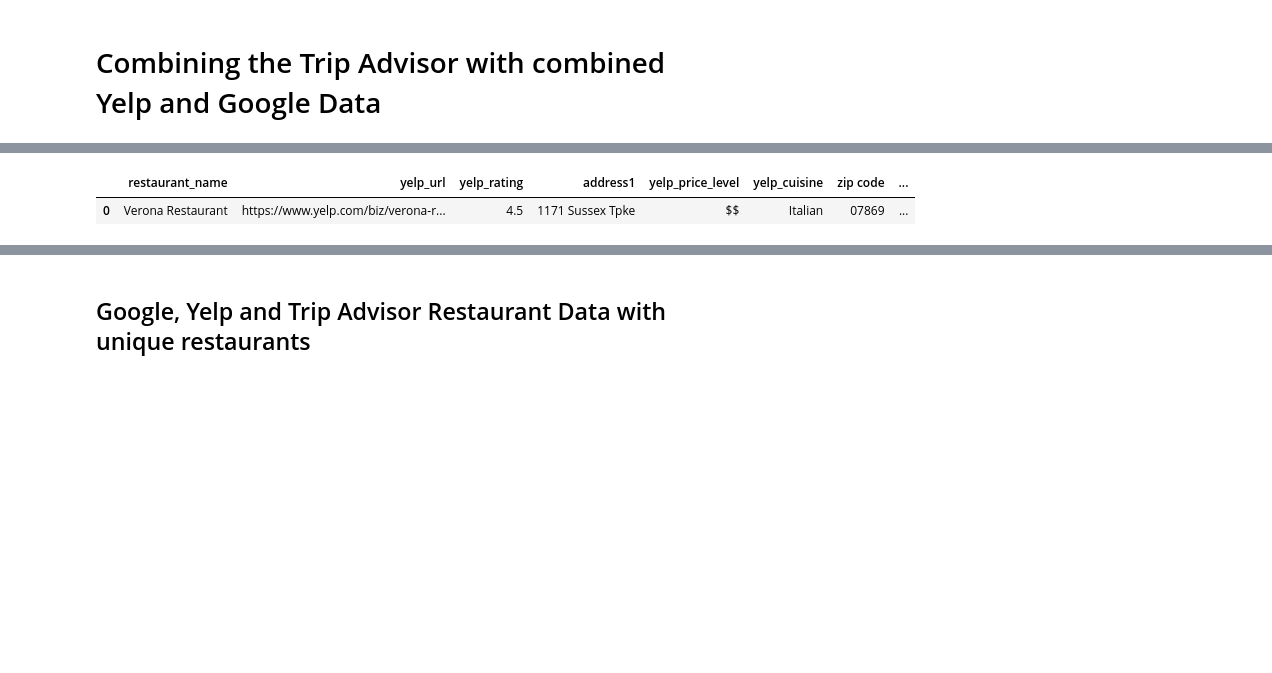
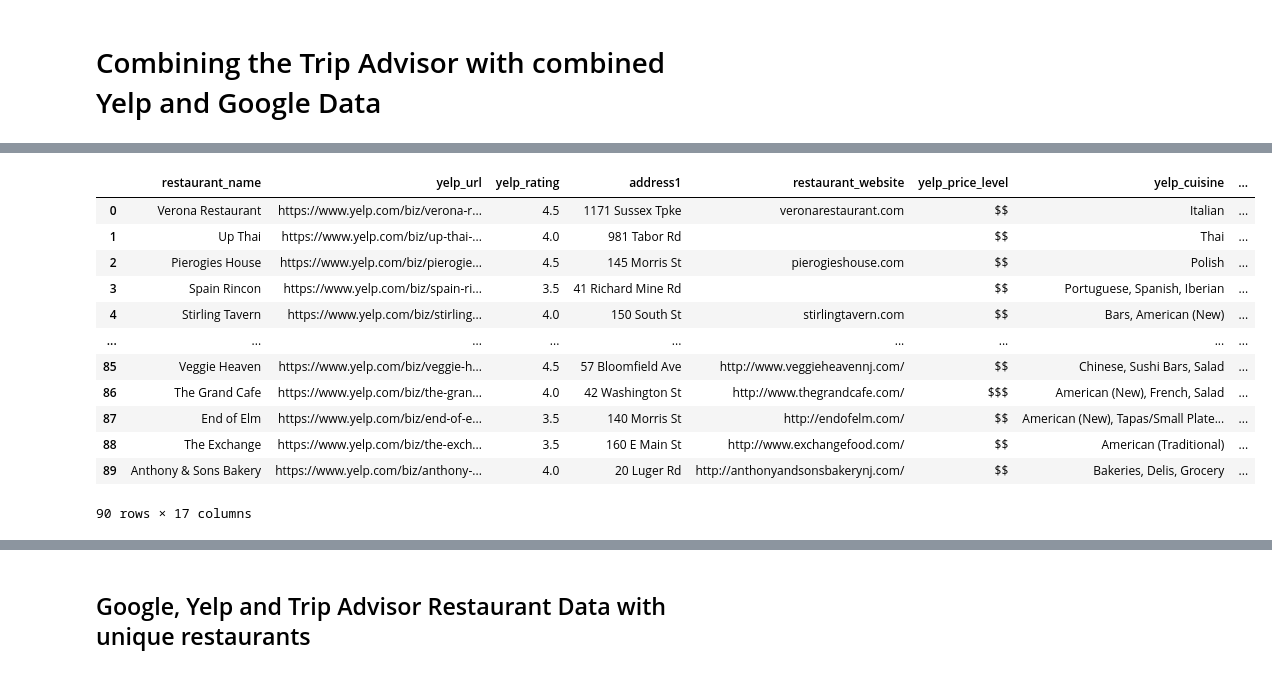
Before and after one commit to deliahellander/ETL-Project, a Jupyter notebook: Transformation/Transformation.ipynb, the cells around one changed output, grey strips where cells are left out. Cells and saved outputs as stored; diff of their text form; code cells hidden in the pictures; blank space fills up the shorter version.

```diff
--- a/Transformation/Transformation.ipynb
+++ b/Transformation/Transformation.ipynb
@@ -517,2 +524,5 @@ tripadvisor_data_df
 # %% [markdown]
 ### Dropping duplicate restaurant address and restaurant_name value
+# %%
+tripadvisor_data_df[['rest_num','restaurant_name']] = tripadvisor_data_df['restaurant_name'].str.rsplit('.', 1, expand=True)
+tripadvisor_data_df['restaurant_name']
@@ -573,6 +624,6 @@ tripadvisor_data_df
 # %%
 # Drop unwanted columns and rename columns
-tripadvisor_data_df = tripadvisor_data_df.drop(columns=['address', 'state_zip'])
+tripadvisor_data_df = tripadvisor_data_df.drop(columns=['rest_num','address', 'state_zip'])
 tripadvisor_data_df = tripadvisor_data_df.rename(columns={'restaurant_rating':'tripadvisor_rating',
                                                           'price_level':'tripadvisor_price_level',
                                                           'cuisine':'tripadvisor_cuisine'
@@ -755,13 +835,24 @@ restaurant_common_df
 # %%
 # drop unwanted columns and rename rest of the columns
-restaurant_common_df = restaurant_common_df.drop(columns=['restaurant_website_x','city_x','state_x'])
+restaurant_common_df = restaurant_common_df.drop(columns=['city_x','state_x'])
 restaurant_common_df = restaurant_common_df.rename(columns={'restaurant_website_y':'restaurant_website',
                                                           'city_y':'city',
                                                           'state_y':'state'})
 restaurant_common_df
 # %% [output]
-|  | restaurant_name | yelp_url | yelp_rating | address1 | yelp_price_level | yelp_cuisine | zip code | ... |
-| 0 | Verona Restaurant | https://www.yelp.com/biz/verona-r... | 4.5 | 1171 Sussex Tpke | $$ | Italian | 07869 | ... |
+|  | restaurant_name | yelp_url | yelp_rating | address1 | restaurant_website | yelp_price_level | yelp_cuisine | ... |
+| 0 | Verona Restaurant | https://www.yelp.com/biz/verona-r... | 4.5 | 1171 Sussex Tpke | veronarestaurant.com | $$ | Italian | ... |
+| 1 | Up Thai | https://www.yelp.com/biz/up-thai-... | 4.0 | 981 Tabor Rd |  | $$ | Thai | ... |
+| 2 | Pierogies House | https://www.yelp.com/biz/pierogie... | 4.5 | 145 Morris St | pierogieshouse.com | $$ | Polish | ... |
+| 3 | Spain Rincon | https://www.yelp.com/biz/spain-ri... | 3.5 | 41 Richard Mine Rd |  | $$ | Portuguese, Spanish, Iberian | ... |
+| 4 | Stirling Tavern | https://www.yelp.com/biz/stirling... | 4.0 | 150 South St | stirlingtavern.com | $$ | Bars, American (New) | ... |
+| ... | ... | ... | ... | ... | ... | ... | ... | ... |
+| 85 | Veggie Heaven | https://www.yelp.com/biz/veggie-h... | 4.5 | 57 Bloomfield Ave | http://www.veggieheavennj.com/ | $$ | Chinese, Sushi Bars, Salad | ... |
+| 86 | The Grand Cafe | https://www.yelp.com/biz/the-gran... | 4.0 | 42 Washington St | http://www.thegrandcafe.com/ | $$$ | American (New), French, Salad | ... |
+| 87 | End of Elm | https://www.yelp.com/biz/end-of-e... | 3.5 | 140 Morris St | http://endofelm.com/ | $$ | American (New), Tapas/Small Plate... | ... |
+| 88 | The Exchange | https://www.yelp.com/biz/the-exch... | 3.5 | 160 E Main St | http://www.exchangefood.com/ | $$ | American (Traditional) | ... |
+| 89 | Anthony & Sons Bakery | https://www.yelp.com/biz/anthony-... | 4.0 | 20 Luger Rd | http://anthonyandsonsbakerynj.com/ | $$ | Bakeries, Delis, Grocery | ... |
+90 rows × 17 columns
 # %%
 # combine the table with all the restaurants with the table with common restaurants
 restaurant_df = pd.concat([restaurant_all_df, restaurant_common_df])
```
Also changed, not shown: parts of 25 cells of this notebook, 9 other files.
